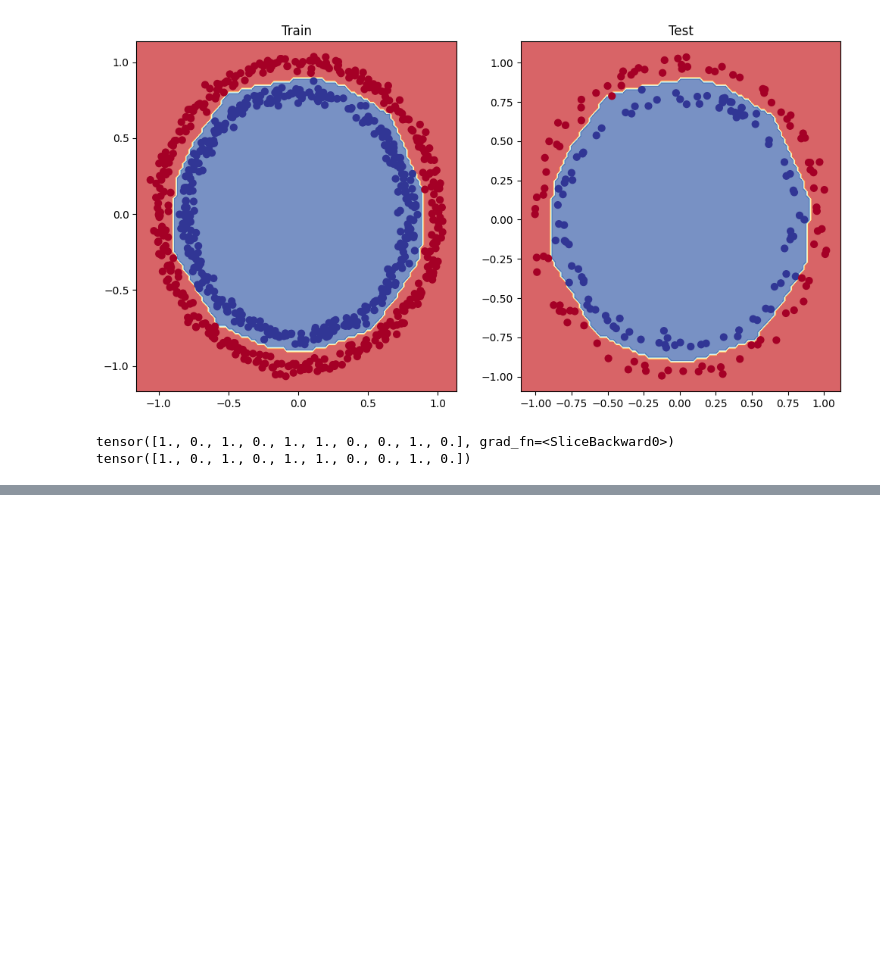
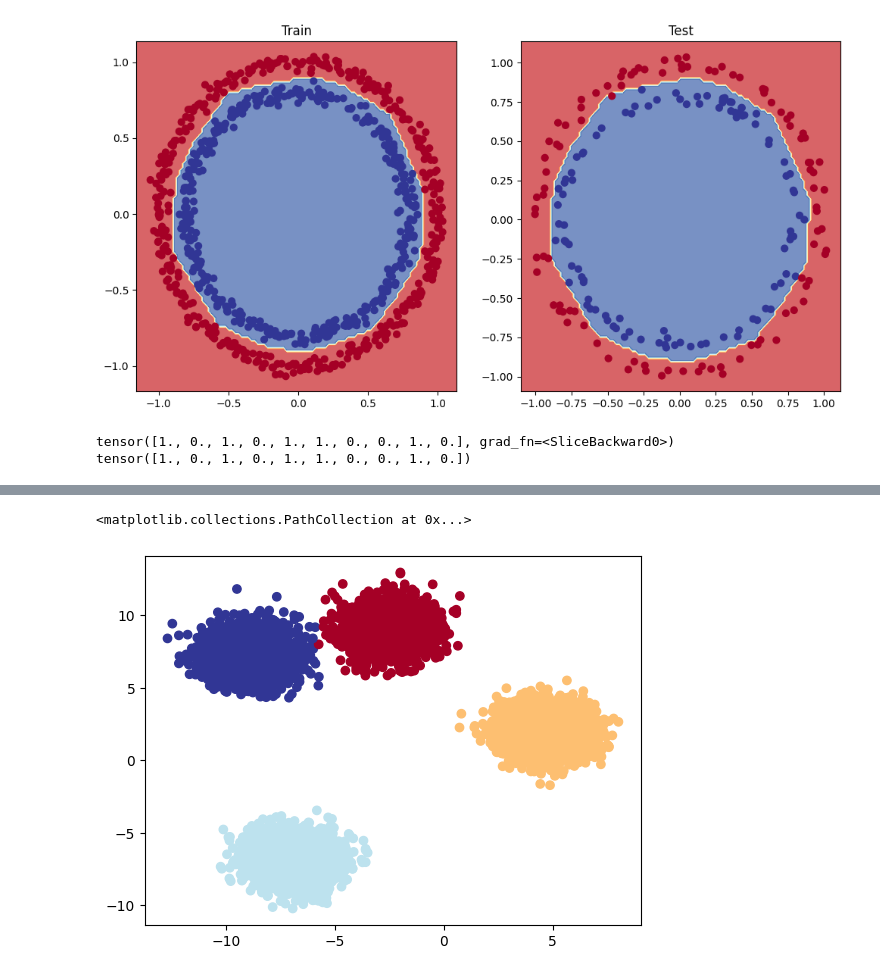
Before and after one commit to ahmedrazakhann/pytorch-journey, a Jupyter notebook: models/classification/non_linear_classification_model.ipynb, the cells around one changed output, grey strips where cells are left out. Drawn from its saved outputs; the diff is of its cells as text; code cells hidden in the pictures; blank space fills up the shorter version.

```diff
--- a/models/classification/non_linear_classification_model.ipynb
+++ b/models/classification/non_linear_classification_model.ipynb
@@ -394,0 +425,22 @@ NameError: name 'model' is not defined
+# %%
+from sklearn.datasets import make_blobs
+
+samples = 10000
+classes = 4
+number_features = 2 # these features are of
+
+x_blob, y_blob = make_blobs(n_samples=samples, n_features=number_features, centers=classes, cluster_std=1, random_state=42) # these are by default created in numpy
+
+x_blob = torch.from_numpy(x_blob).type(torch.float)
+y_blob = torch.from_numpy(y_blob).type(torch.float)
+
+# the dataset is now moved to pytorch
+
+x_blob_train, x_blob_test, y_blob_train, y_blob_test = train_test_split(x_blob,
+    y_blob,
+    test_size=0.2,
+    random_state=42
+)
+
+
+x_blob_train[:5], x_blob_test[:5], y_blob_train[:5], y_blob_test[:5]
@@ -394,0 +460,5 @@ NameError: name 'model' is not defined
+# %%
+plt.scatter(x_blob[:,0],x_blob[:,1], c=y_blob, cmap=plt.cm.RdYlBu)
+# %% [output]
+<matplotlib.collections.PathCollection at 0x...>
+[figure, added]
```
Also changed, not shown: parts of 19 cells of this notebook, 1 other file.
